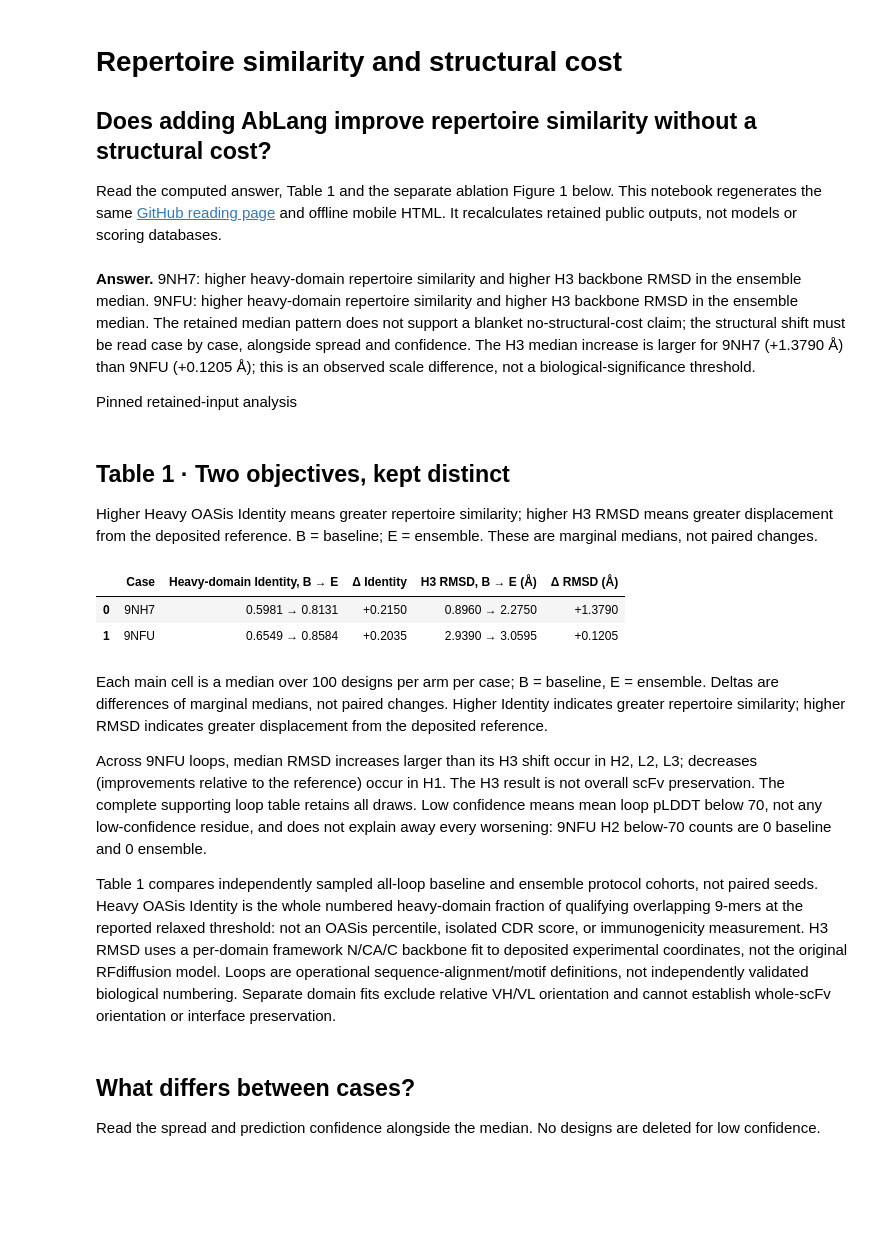
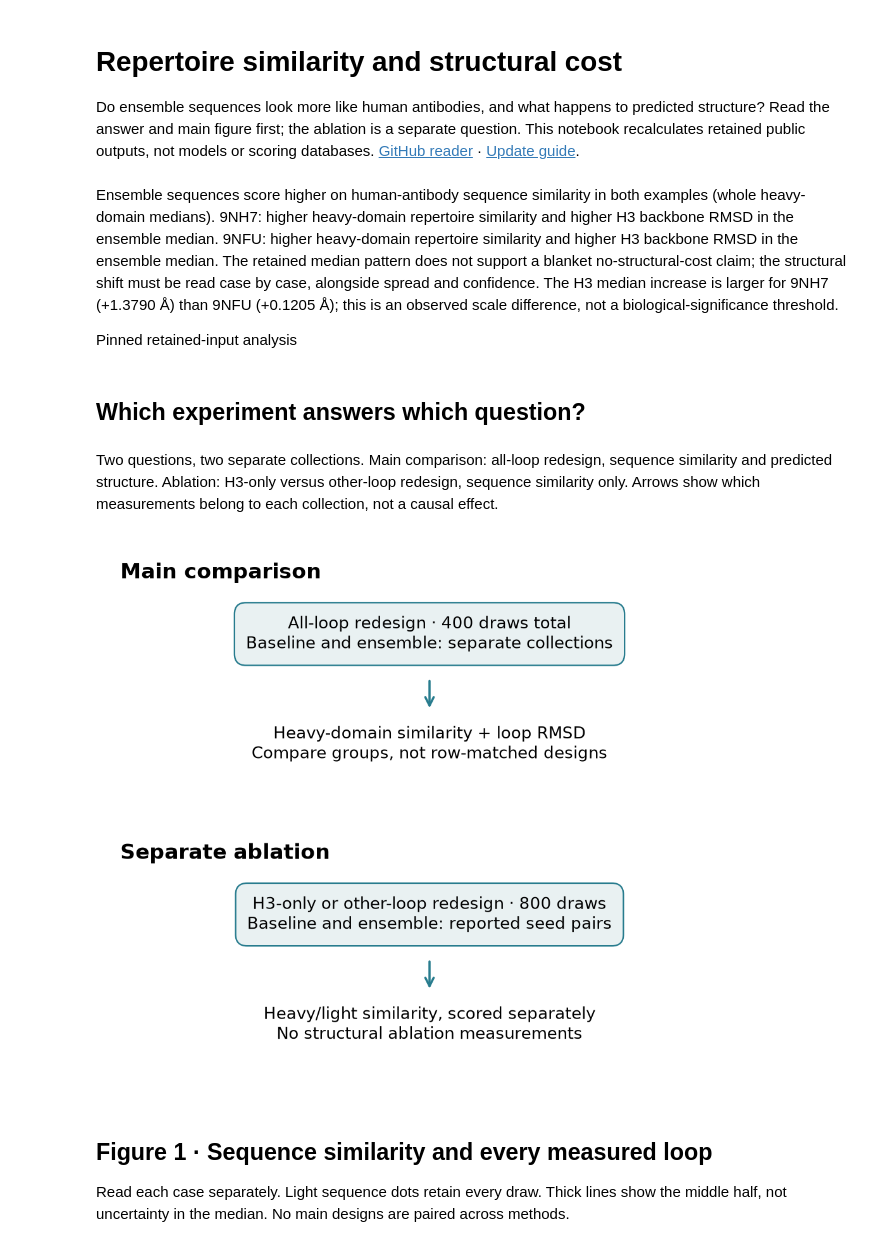
Before and after one commit to IzzyMoon1231/antibody-sequence-design, a Jupyter notebook: results-update/paper-focused/results.ipynb, the cells around one changed output. Cells and saved outputs as stored; diff of their text form; code cells hidden in the pictures; blank space fills up the shorter version.

Commit message:
feat: visualize main tradeoffs and separate ablation evidence

```diff
--- a/results-update/paper-focused/results.ipynb
+++ b/results-update/paper-focused/results.ipynb
@@ -1,38 +1,28 @@
 # %% [markdown]
 # Repertoire similarity and structural cost
 
-## Does adding AbLang improve repertoire similarity without a structural cost?
-
-Read the computed answer, Table 1 and the separate ablation Figure 1 below. This notebook regenerates the same [GitHub reading page](READ_RESULTS.md) and offline mobile HTML. It recalculates retained public outputs, not models or scoring databases.
+Do ensemble sequences look more like human antibodies, and what happens to predicted structure? Read the answer and main figure first; the ablation is a separate question. This notebook recalculates retained public outputs, not models or scoring databases. [GitHub reader](READ_RESULTS.md) · [Update guide](README.md).
 # %%
 from pathlib import Path
 from IPython.display import display, Markdown, Image
-from analysis import publish, SCOPE, LIMIT, ABLATION, LOOP_CAPTION, PAPER_CHANGES
-ROOT = Path.cwd()  # Open this notebook from the package folder.
+from analysis import publish, LIMIT, LOOP_CAPTION
+ROOT = Path.cwd()  # Keep the package together.
 result = publish(ROOT)
-display(Markdown('**Answer.** ' + result['readout'] + '\n\n' + result['status']))
+display(Markdown(result['readout'] + '\n\n' + result['status']))
 # %% [output]
-**Answer.** 9NH7: higher heavy-domain repertoire similarity and higher H3 backbone RMSD in the ensemble median. 9NFU: higher heavy-domain repertoire similarity and higher H3 backbone RMSD in the ensemble median. The retained median pattern does not support a blanket no-structural-cost claim; the structural shift must be read case by case, alongside spread and confidence. The H3 median increase is larger for 9NH7 (+1.3790 Å) than 9NFU (+0.1205 Å); this is an observed scale difference, not a biological-significance threshold.
+Ensemble sequences score higher on human-antibody sequence similarity in both examples (whole heavy-domain medians). 9NH7: higher heavy-domain repertoire similarity and higher H3 backbone RMSD in the ensemble median. 9NFU: higher heavy-domain repertoire similarity and higher H3 backbone RMSD in the ensemble median. The retained median pattern does not support a blanket no-structural-cost claim; the structural shift must be read case by case, alongside spread and confidence. The H3 median increase is larger for 9NH7 (+1.3790 Å) than 9NFU (+0.1205 Å); this is an observed scale difference, not a biological-significance threshold.
 
 Pinned retained-input analysis
 # %% [markdown]
-## Table 1 · Two objectives, kept distinct
-
-Higher Heavy OASis Identity means greater repertoire similarity; higher H3 RMSD means greater displacement from the deposited reference. B = baseline; E = ensemble. These are marginal medians, not paired changes.
+## Which experiment answers which question?
 # %%
-display(result['table'])
-display(Markdown(result['caption'] + '\n\n' + result['loop_readout'] + '\n\n' + SCOPE))
+display(Markdown(result['map_caption']))
+display(Image(filename=str(ROOT/'figures/experiment_map.png')))
 # %% [output]
-|  | Case | Heavy-domain Identity, B → E | Δ Identity | H3 RMSD, B → E (Å) | Δ RMSD (Å) |
-| 0 | 9NH7 | 0.5981 → 0.8131 | +0.2150 | 0.8960 → 2.2750 | +1.3790 |
-| 1 | 9NFU | 0.6549 → 0.8584 | +0.2035 | 2.9390 → 3.0595 | +0.1205 |
-Each main cell is a median over 100 designs per arm per case; B = baseline, E = ensemble. Deltas are differences of marginal medians, not paired changes. Higher Identity indicates greater repertoire similarity; higher RMSD indicates greater displacement from the deposited reference.
-
-Across 9NFU loops, median RMSD increases larger than its H3 shift occur in H2, L2, L3; decreases (improvements relative to the reference) occur in H1. The H3 result is not overall scFv preservation. The complete supporting loop table retains all draws. Low confidence means mean loop pLDDT below 70, not any low-confidence residue, and does not explain away every worsening: 9NFU H2 below-70 counts are 0 baseline and 0 ensemble.
-
-Table 1 compares independently sampled all-loop baseline and ensemble protocol cohorts, not paired seeds. Heavy OASis Identity is the whole numbered heavy-domain fraction of qualifying overlapping 9-mers at the reported relaxed threshold: not an OASis percentile, isolated CDR score, or immunogenicity measurement. H3 RMSD uses a per-domain framework N/CA/C backbone fit to deposited experimental coordinates, not the original RFdiffusion model. Loops are operational sequence-alignment/motif definitions, not independently validated biological numbering. Separate domain fits exclude relative VH/VL orientation and cannot establish whole-scFv orientation or interface preservation.
+Two questions, two separate collections. Main comparison: all-loop redesign, sequence similarity and predicted structure. Ablation: H3-only versus other-loop redesign, sequence similarity only. Arrows show which measurements belong to each collection, not a causal effect.
+[figure, added]
 # %% [markdown]
-## What differs between cases?
+## Figure 1 · Sequence similarity and every measured loop
 
-Read the spread and prediction confidence alongside the median. No designs are deleted for low confidence.
+Read each case separately. Light sequence dots retain every draw. Thick lines show the middle half, not uncertainty in the median. No main designs are paired across methods.
 # %%
```
Also changed, not shown: parts of 9 cells of this notebook, 26 other files.
